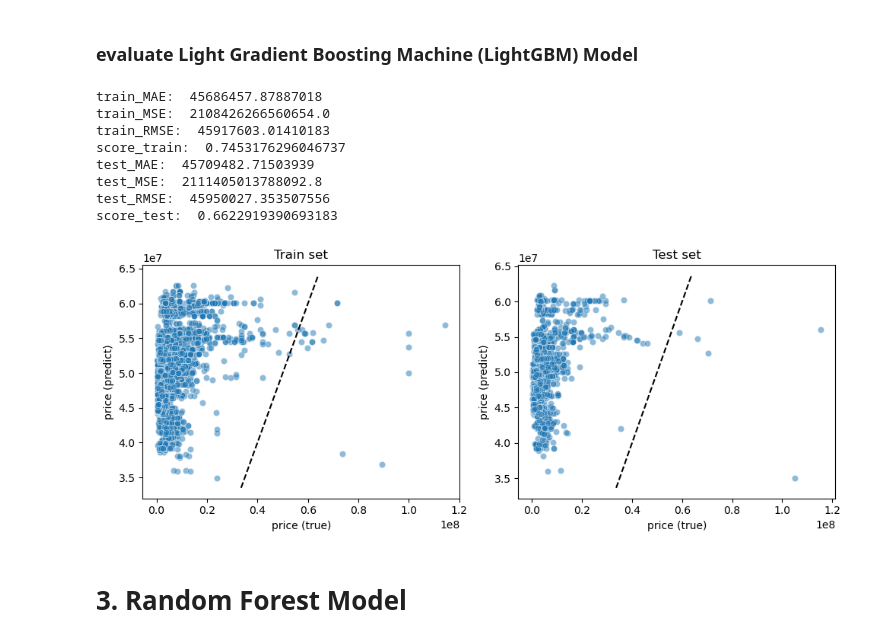
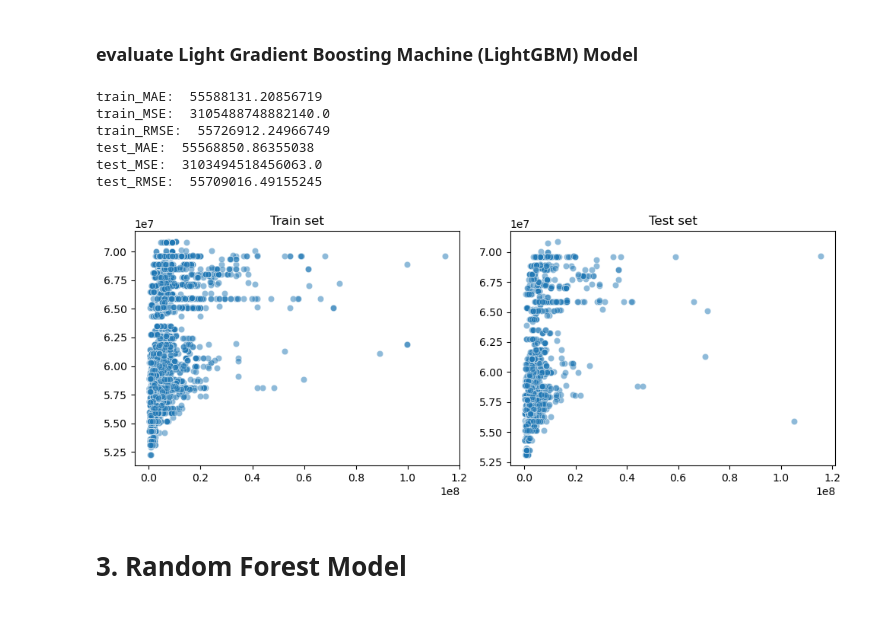
Before and after one commit to PigeonPhobia/no-bylan-regressor, a Jupyter notebook: Model_Selection.ipynb, the cells around one changed output. Drawn from its saved outputs; the diff is of its cells as text; code cells hidden in the pictures.

```diff
--- a/Model_Selection.ipynb
+++ b/Model_Selection.ipynb
@@ -460,8 +506,9 @@ binary_logloss, log loss
 param_grid = {
     'max_depth':[4, 5, 6],
     'num_leaves':[25, 30],
-    'n_estimators':[100, 110],
-    'min_child_samples': [5, 10, 20],
+    'learning_rate': 0.05,
+    'n_estimators':[110, 120],
+    'min_child_samples': [5, 10],
     'subsample': [0.9, 1.0]
 }
 # %% [markdown]
@@ -535,51 +566,41 @@ y_hat_test = lightGBM_model.predict(X_test)
 # calculate MAE, MSE, RMSE for train_data
 print('train_MAE: ', metrics.mean_absolute_error(y_hat_train, y_train))
 print('train_MSE: ', metrics.mean_squared_error(y_hat_train, y_train))
-print('train_RMSE: ', np.sqrt(metrics.mean_squared_error(y_hat_train, y_train)))
-print('score_train: ', regressor.score(X_train, y_train))
+print('train_RMSE: ', metrics.mean_squared_error(y_hat_train, y_train)**(1/2))
 
 # calculate MAE, MSE, RMSE for test_data
 print('test_MAE: ', metrics.mean_absolute_error(y_hat_test, y_test))
 print('test_MSE: ', metrics.mean_squared_error(y_hat_test, y_test))
 print('test_RMSE: ', np.sqrt(metrics.mean_squared_error(y_hat_test, y_test)))
-print('score_test: ', regressor.score(X_test, y_test))
 # %% [output]
-train_MAE:  45686457.87887018
-train_MSE:  2108426266560654.0
-train_RMSE:  45917603.01410183
-score_train:  0.7453176296046737
-test_MAE:  45709482.71503939
-test_MSE:  2111405013788092.8
-test_RMSE:  45950027.353507556
-score_test:  0.6622919390693183
+train_MAE:  55588131.20856719
+train_MSE:  3105488748882140.0
+train_RMSE:  55726912.24966749
+test_MAE:  55568850.86355038
+test_MSE:  3103494518456063.0
+test_RMSE:  55709016.49155245
 # %%
 fig, ax = plt.subplots(1, 2, figsize=(10, 4))
 
 sns.scatterplot(
     x=y_train.ravel(),
     y=y_hat_train,
     ax=ax[0],
     alpha=0.5,
 )
-
 sns.scatterplot(
     x=y_test.ravel(),
     y=y_hat_test,
     ax=ax[1],
     alpha=0.5,
 )
 
-for a in ax:
-    a.set_xlabel(f'{outputs} (true)')
-    a.set_ylabel(f'{outputs} (predict)')
-    a.plot(a.get_ylim(), a.get_ylim(), ls='--', c='k')
-
 ax[0].set_title('Train set')
 ax[1].set_title('Test set')
 
 fig.tight_layout()
 # %% [output]
-[figure, old version]
+[figure, new version]
 # %% [markdown]
 # 3. Random Forest Model
 # %%
```
Also changed, not shown: parts of 8 cells of this notebook, 2 other files.
